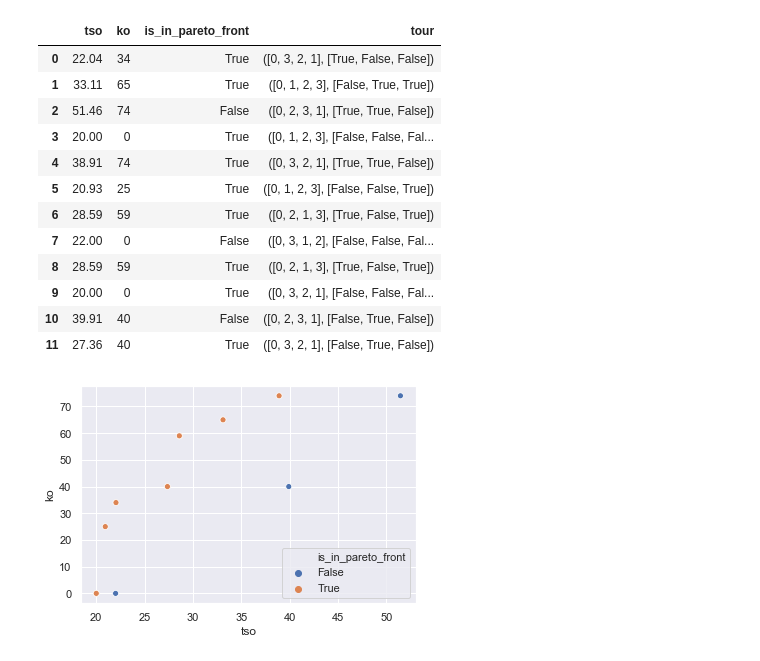
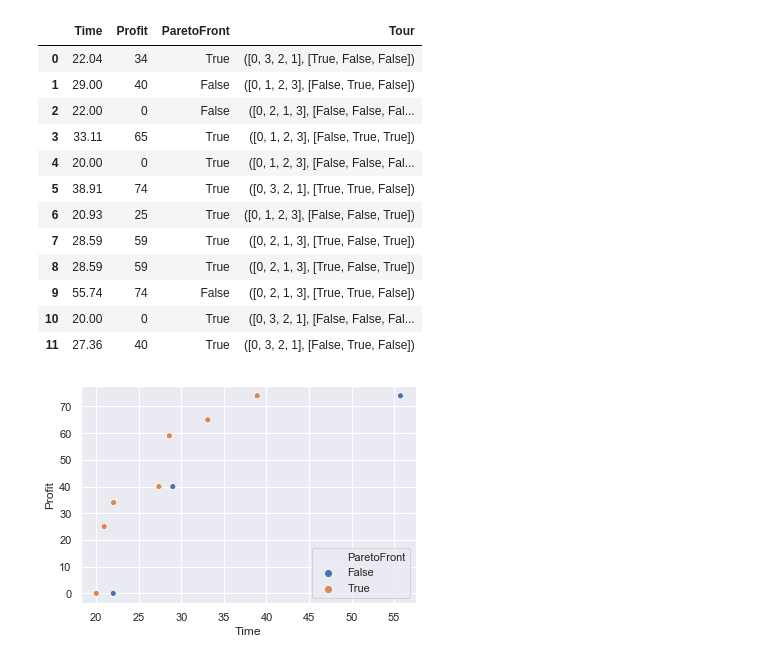
Before and after one commit to StrugariStefan/TTP, a Jupyter notebook: Test.ipynb, the cells around one changed output. Saved outputs shown, nothing was run; the diff lists cells and outputs as text; code cells hidden in the pictures.

Commit message:
Update distances items and assignments access approach

```diff
--- a/Test.ipynb
+++ b/Test.ipynb
@@ -100,21 +1,20 @@ for instance in instances :
-# %%
-ovdf1 = pd.read_pickle('capacity80_cities4_items3_distances34_values99_weights91.pkl')
-display(ovdf1)
-
-sns.scatterplot(x = "tso", y = "ko", hue = "is_in_pareto_front", data = ovdf1[['tso', 'ko', 'is_in_pareto_front']])
-plt.show()
-# %% [output]
-|  | tso | ko | is_in_pareto_front | tour |
-| 0 | 22.04 | 34 | True | ([0, 3, 2, 1], [True, False, False]) |
-| 1 | 33.11 | 65 | True | ([0, 1, 2, 3], [False, True, True]) |
-| 2 | 51.46 | 74 | False | ([0, 2, 3, 1], [True, True, False]) |
-| 3 | 20.00 | 0 | True | ([0, 1, 2, 3], [False, False, Fal... |
-| 4 | 38.91 | 74 | True | ([0, 3, 2, 1], [True, True, False]) |
-| 5 | 20.93 | 25 | True | ([0, 1, 2, 3], [False, False, True]) |
-| 6 | 28.59 | 59 | True | ([0, 2, 1, 3], [True, False, True]) |
-| 7 | 22.00 | 0 | False | ([0, 3, 1, 2], [False, False, Fal... |
-| 8 | 28.59 | 59 | True | ([0, 2, 1, 3], [True, False, True]) |
-| 9 | 20.00 | 0 | True | ([0, 3, 2, 1], [False, False, Fal... |
-| 10 | 39.91 | 40 | False | ([0, 2, 3, 1], [False, True, False]) |
-| 11 | 27.36 | 40 | True | ([0, 3, 2, 1], [False, True, False]) |
-[figure, removed]
+# %%
+from utils import run_ndga, plot
+
+output_path = run_ndga('.\\resources\\test-example-n4.txt')
+plot(output_path)
+# %% [output]
+|  | Time | Profit | ParetoFront | Tour |
+| 0 | 22.04 | 34 | True | ([0, 3, 2, 1], [True, False, False]) |
+| 1 | 29.00 | 40 | False | ([0, 1, 2, 3], [False, True, False]) |
+| 2 | 22.00 | 0 | False | ([0, 2, 1, 3], [False, False, Fal... |
+| 3 | 33.11 | 65 | True | ([0, 1, 2, 3], [False, True, True]) |
+| 4 | 20.00 | 0 | True | ([0, 1, 2, 3], [False, False, Fal... |
+| 5 | 38.91 | 74 | True | ([0, 3, 2, 1], [True, True, False]) |
+| 6 | 20.93 | 25 | True | ([0, 1, 2, 3], [False, False, True]) |
+| 7 | 28.59 | 59 | True | ([0, 2, 1, 3], [True, False, True]) |
+| 8 | 28.59 | 59 | True | ([0, 2, 1, 3], [True, False, True]) |
+| 9 | 55.74 | 74 | False | ([0, 2, 1, 3], [True, True, False]) |
+| 10 | 20.00 | 0 | True | ([0, 3, 2, 1], [False, False, Fal... |
+| 11 | 27.36 | 40 | True | ([0, 3, 2, 1], [False, True, False]) |
+[figure, added]
```
Also changed, not shown: parts of 2 cells of this notebook, 5 other files.
